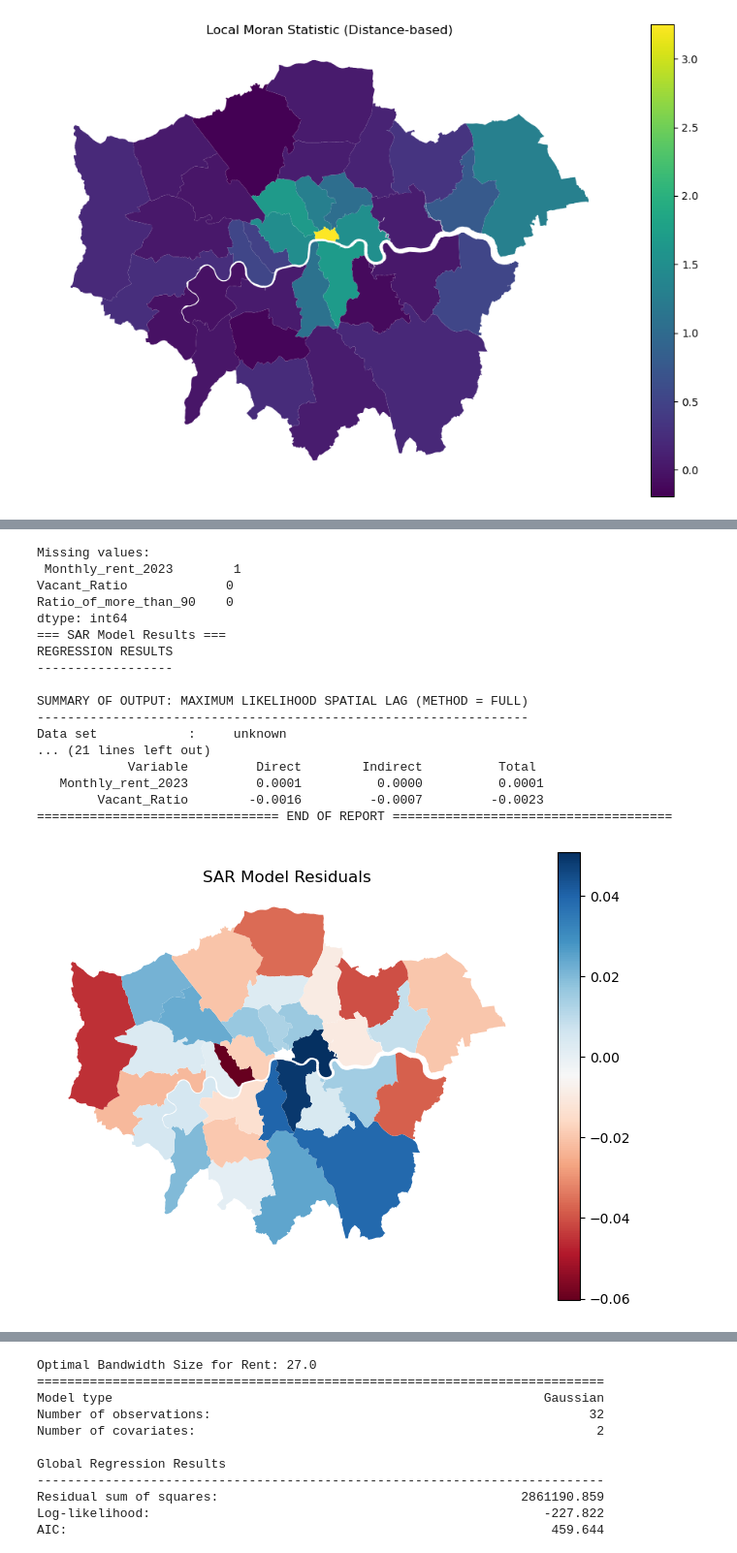
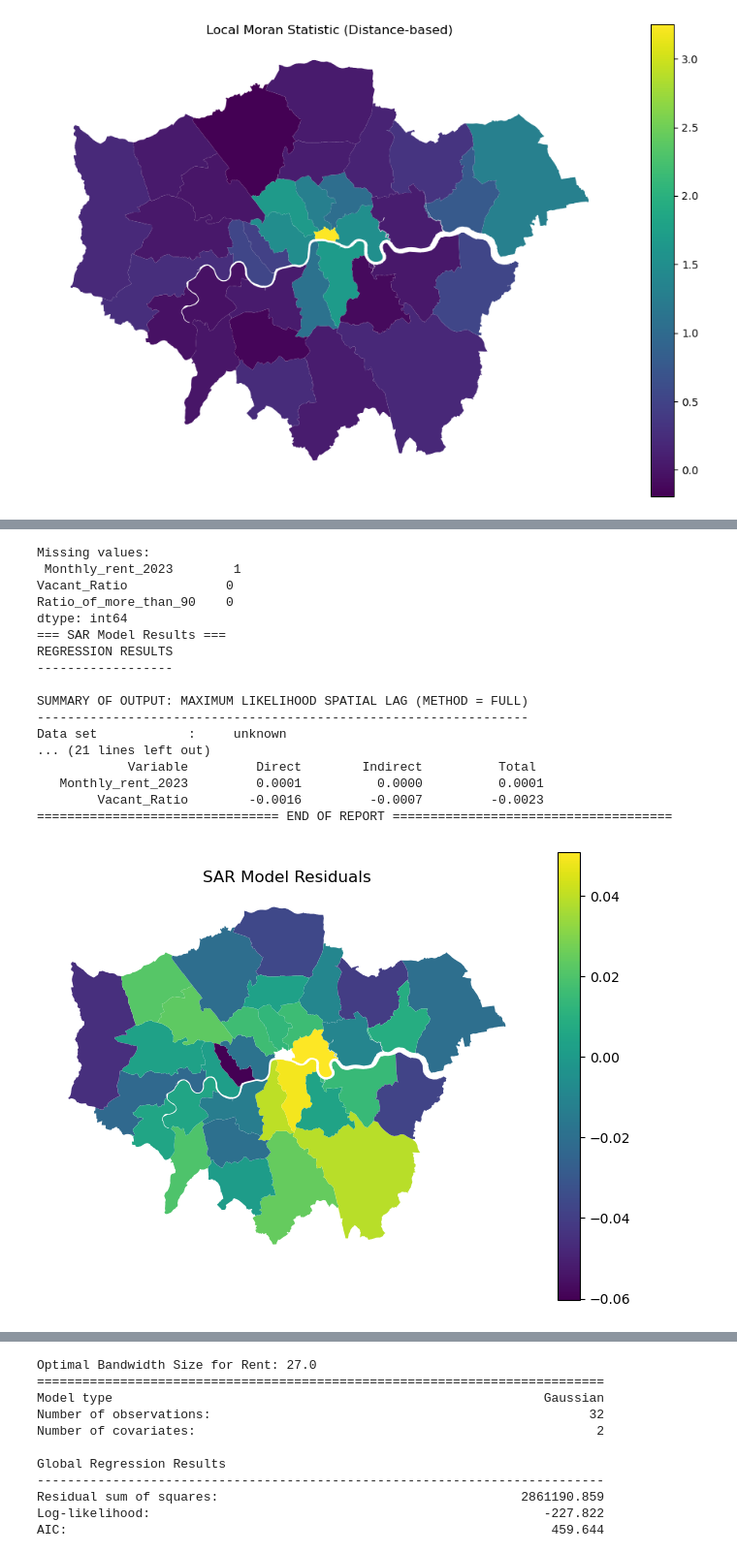
Before and after one commit to VeraLi0710/13Group-work_Airbnb-Patterns-London, a Jupyter notebook: Moran_point_pattern.ipynb, the cells around one changed output, grey strips where cells are left out. Shown at 97% size. Saved outputs shown, nothing was run; the diff lists cells and outputs as text; code cells hidden in the pictures.

```diff
--- a/Moran_point_pattern.ipynb
+++ b/Moran_point_pattern.ipynb
@@ -352,32 +397,32 @@ sar_model = ML_Lag(y, X, w=w,
                    name_w='w')
 
 # Output model results
 print("=== SAR Model Results ===")
 print(sar_model.summary)
 
 # Visualize residuals
 zone['residuals'] = sar_model.u
 fig, ax = plt.subplots(figsize=(8, 6))
-zone.plot(column='residuals', cmap='RdBu', legend=True, ax=ax)
+zone.plot(column='residuals', cmap='viridis', legend=True, ax=ax)
 plt.title("SAR Model Residuals")
 plt.axis('off')
 plt.show()
 # %% [output]
 Missing values:
  Monthly_rent_2023        1
 Vacant_Ratio             0
 Ratio_of_more_than_90    0
 dtype: int64
 === SAR Model Results ===
 REGRESSION RESULTS
 ------------------
 
 SUMMARY OF OUTPUT: MAXIMUM LIKELIHOOD SPATIAL LAG (METHOD = FULL)
 -----------------------------------------------------------------
 Data set            :     unknown
 ... (21 lines left out)
             Variable         Direct        Indirect          Total
    Monthly_rent_2023         0.0001          0.0000          0.0001
         Vacant_Ratio        -0.0016         -0.0007         -0.0023
 ================================ END OF REPORT =====================================
-[figure, old version]
+[figure, new version]
```
Also changed, not shown: parts of 21 cells of this notebook, 11 other files.
